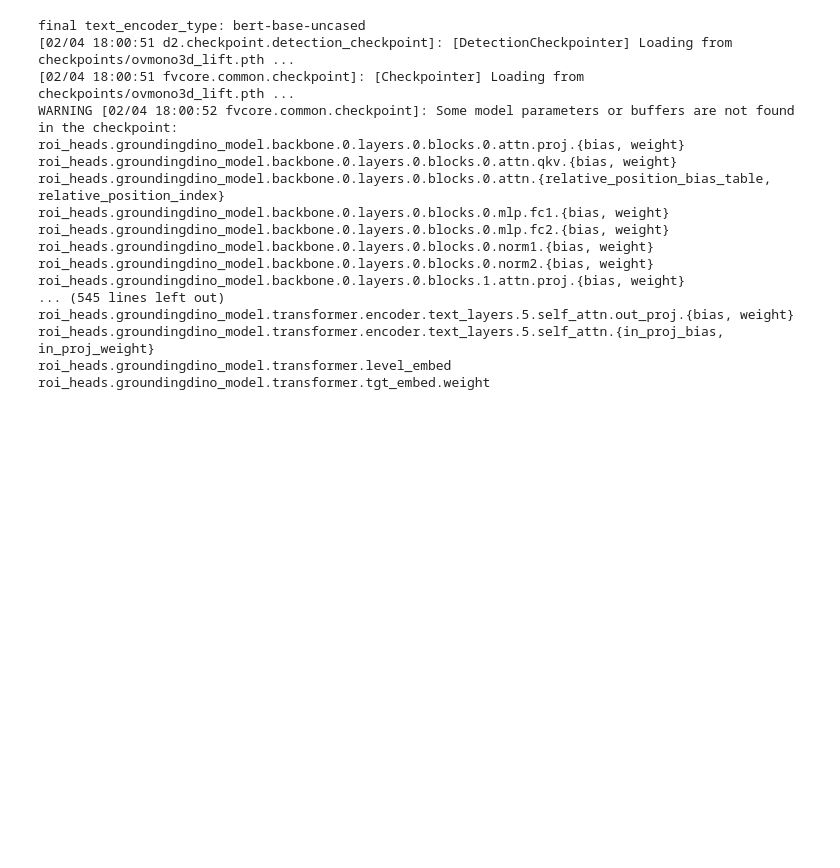
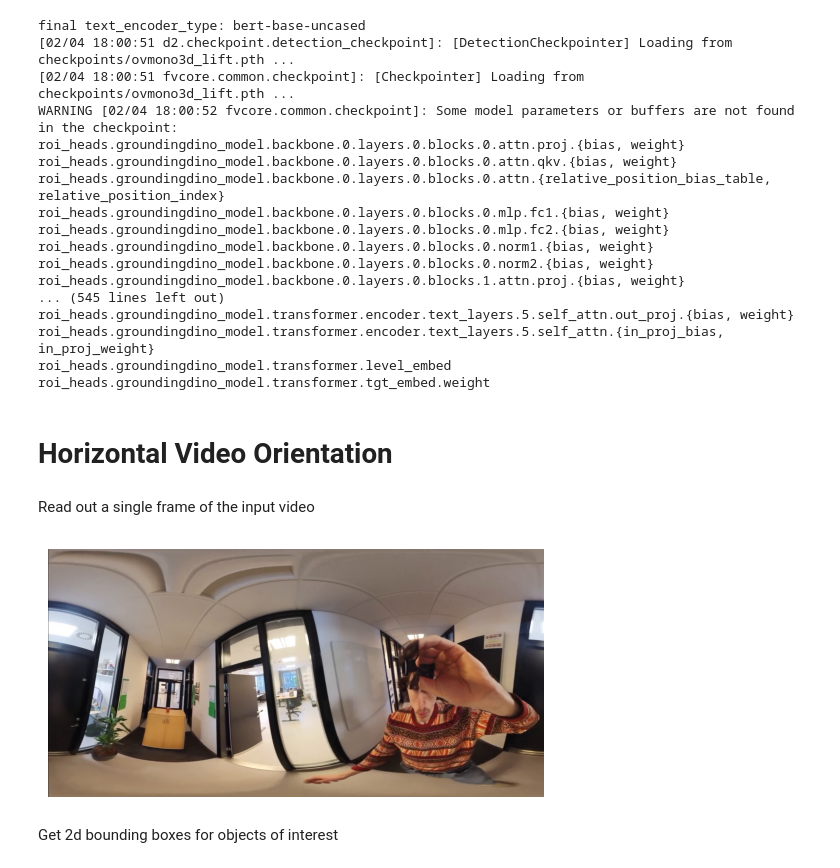
Before and after one commit to ruetzmax/instruct360, a Jupyter notebook: track_single_image_single_object.ipynb, the cells around one changed output. Drawn from its saved outputs; the diff is of its cells as text; code cells hidden in the pictures; blank space fills up the shorter version.

Commit message:
add support for horizontally recorded 360 vids

```diff
--- a/track_single_image_single_object.ipynb
+++ b/track_single_image_single_object.ipynb
@@ -193,3 +148,20 @@ roi_heads.groundingdino_model.transformer.encoder.text_layers.5.self_attn.out_pr
 roi_heads.groundingdino_model.transformer.encoder.text_layers.5.self_attn.{in_proj_bias, in_proj_weight}
 roi_heads.groundingdino_model.transformer.level_embed
 roi_heads.groundingdino_model.transformer.tgt_embed.weight
+# %% [markdown]
+# Horizontal Video Orientation
+# %%
+video_path = "vids/hallway_horizontal.mp4"
+frame_index = 100
+
+object_class = "cupboard"
+# %% [markdown]
+Read out a single frame of the input video
+# %%
+input_frame = read_video_frames(video_path)[frame_index]
+
+display_image(input_frame)
+# %% [output]
+[figure, added]
+# %% [markdown]
+Get 2d bounding boxes for objects of interest
```
Also changed, not shown: parts of 11 cells of this notebook, 4 other files.
